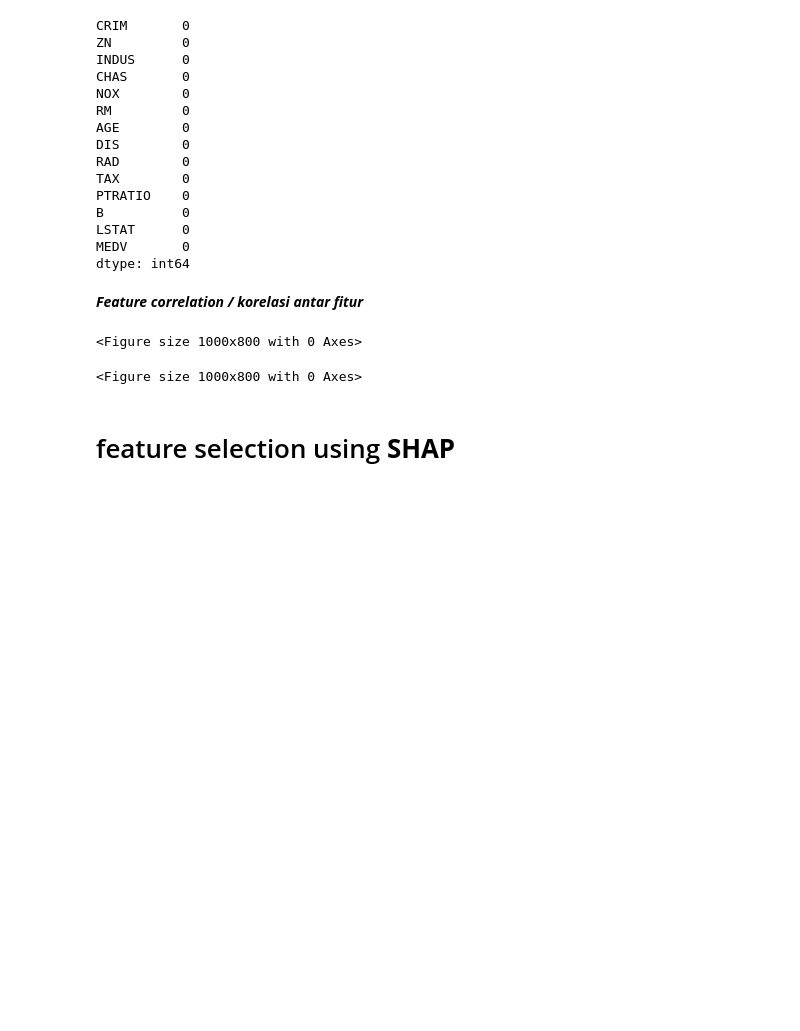
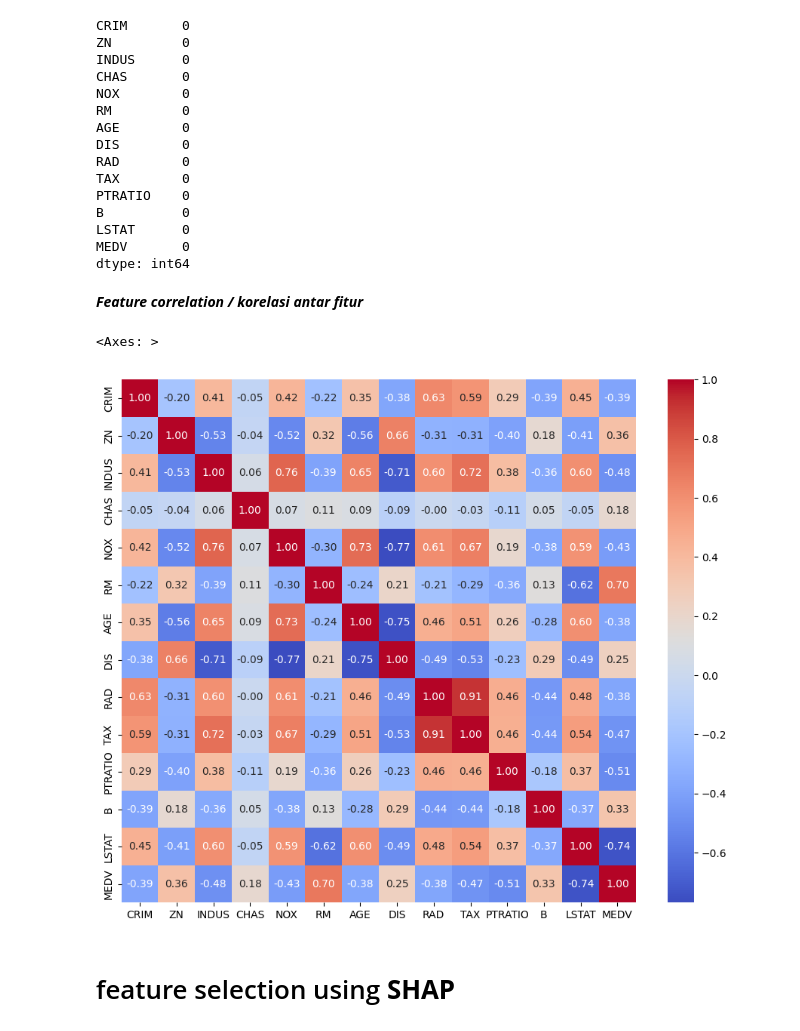
Before and after one commit to ihsan31415/ESO-hybrid, a Jupyter notebook: notebook_tests/feature_selection/SHAP_test.ipynb, the cells around one changed output. Cells and saved outputs as stored; diff of their text form; code cells hidden in the pictures; blank space fills up the shorter version.

Commit message:
adding graphs fopr the paper

```diff
--- a/notebook_tests/feature_selection/SHAP_test.ipynb
+++ b/notebook_tests/feature_selection/SHAP_test.ipynb
@@ -112,10 +112,11 @@ df = df_imputed
 ***Feature correlation / korelasi antar fitur***
 # %%
 corr = df.corr()
-plt.figure(figsize=(10, 8))
+plt.figure(figsize=(11, 9))
+sns.heatmap(corr, annot=True, cmap='coolwarm', fmt='.2f')
 # %% [output]
-<Figure size 1000x800 with 0 Axes>
+<Axes: >
-<Figure size 1000x800 with 0 Axes>
+[figure, added]
 # %% [markdown]
 # feature selection using **SHAP**
 # %%
```
Also changed, not shown: parts of 1 cell of this notebook, 1 other file.
